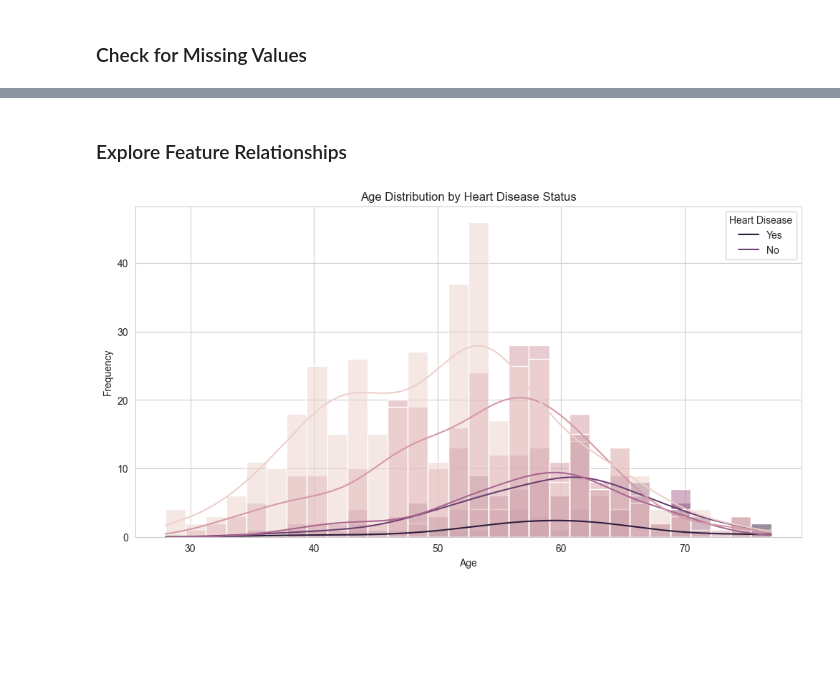
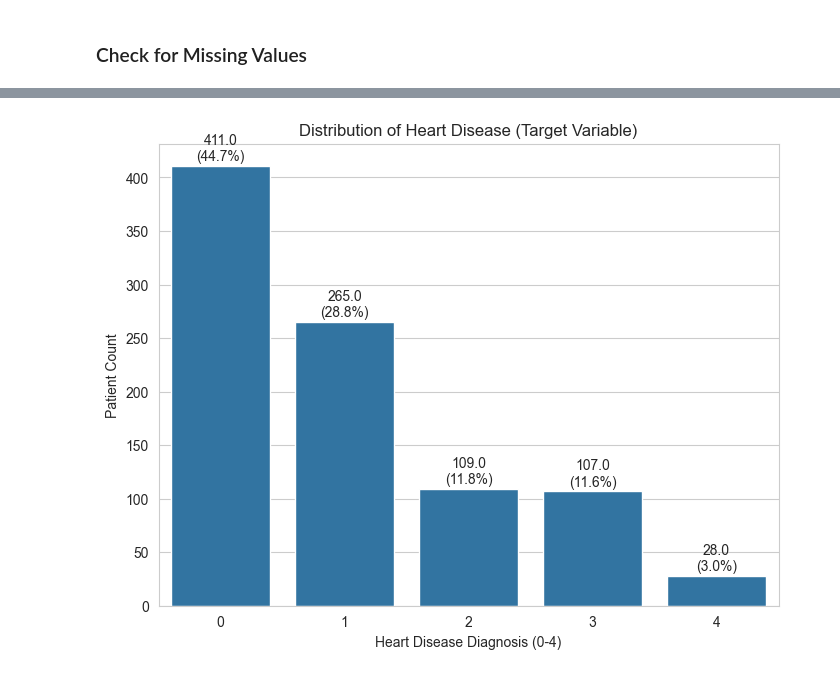
Before and after one commit to SelamT94/Heart-Diesease-Prediction, a Jupyter notebook: notebooks/01_initial_data_exploration.ipynb, the cells around one changed output, grey strips where cells are left out. Drawn from its saved outputs; the diff is of its cells as text; code cells hidden in the pictures; blank space fills up the shorter version.

Commit message:
Final predict heart disease

```diff
--- a/notebooks/01_initial_data_exploration.ipynb
+++ b/notebooks/01_initial_data_exploration.ipynb
@@ -4,19 +4,12 @@ import numpy as np
 import matplotlib.pyplot as plt
 import seaborn as sns
 
-# Set plot style for better visuals
 sns.set_style('whitegrid')
 %matplotlib inline
+
+RAW_DATA_PATH = '../data/heart.csv'
-# %%
-RAW_DATA_PATH = '../data/raw/heart.csv'
-PROCESSED_TRAIN_PATH = '../data/processed/train.csv'
-PROCESSED_TEST_PATH = '../data/processed/test.csv'
 # %%
-try:
-    df_raw = pd.read_csv(RAW_DATA_PATH)
-    print("✅ Raw data loaded successfully.")
-    print(f"Dataset contains {df_raw.shape[0]} rows and {df_raw.shape[1]} columns.")
-except FileNotFoundError:
-    print(f"❌ Error: The file was not found at {RAW_DATA_PATH}")
-    print("Please ensure you have downloaded the dataset and placed it in the 'data/01_raw/' directory.")
+df_raw = pd.read_csv(RAW_DATA_PATH)
+print("Data Shape:", df_raw.shape)
+print(f"Dataset contains {df_raw.shape[0]} rows and {df_raw.shape[1]} columns.")
 # %% [output]
@@ -117,13 +206,14 @@ plt.show()
-# %% [markdown]
-### Explore Feature Relationships
-# %%
-# --- Visualize the age distribution with respect to the target ---
-plt.figure(figsize=(12, 6))
-sns.histplot(data=df_raw, x='age', hue='num', kde=True, bins=30)
-plt.title('Age Distribution by Heart Disease Status')
-plt.xlabel('Age')
-plt.ylabel('Frequency')
-plt.legend(title='Heart Disease', labels=['Yes', 'No'])
-plt.show()
-# %% [output]
-[figure, removed]
+# %%
+plt.figure(figsize=(8, 6))
+sns.countplot(x='num', data=df_raw, order=sorted(df_raw['num'].unique()))
+plt.title('Distribution of Heart Disease (Target Variable)')
+plt.xlabel('Heart Disease Diagnosis (0-4)')
+plt.ylabel('Patient Count')
+total = len(df_raw)
+ax = plt.gca()
+for p in ax.patches:
+    height = p.get_height()
+    ax.text(p.get_x() + p.get_width()/2., height + 5, f'{height}\n({height/total:.1%})', ha="center")
+plt.show()
+# %% [output]
+[figure, added]
```
Also changed, not shown: parts of 22 cells of this notebook, 24 other files.
